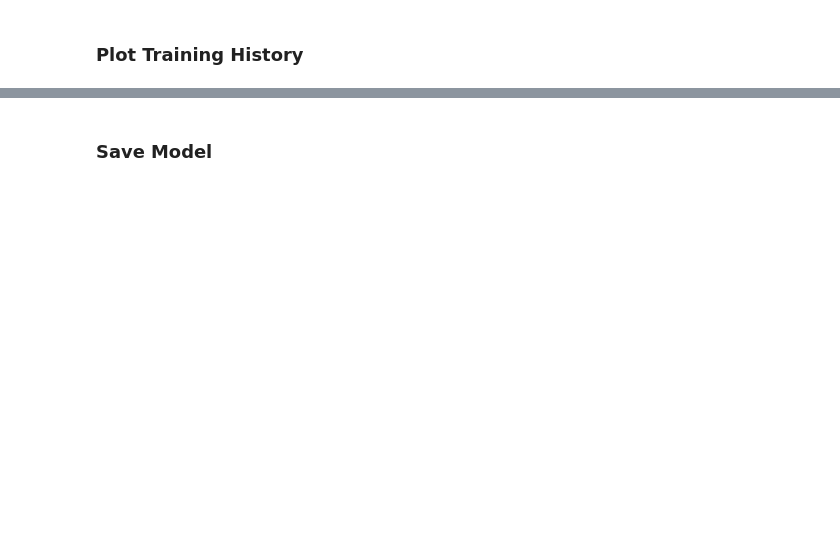
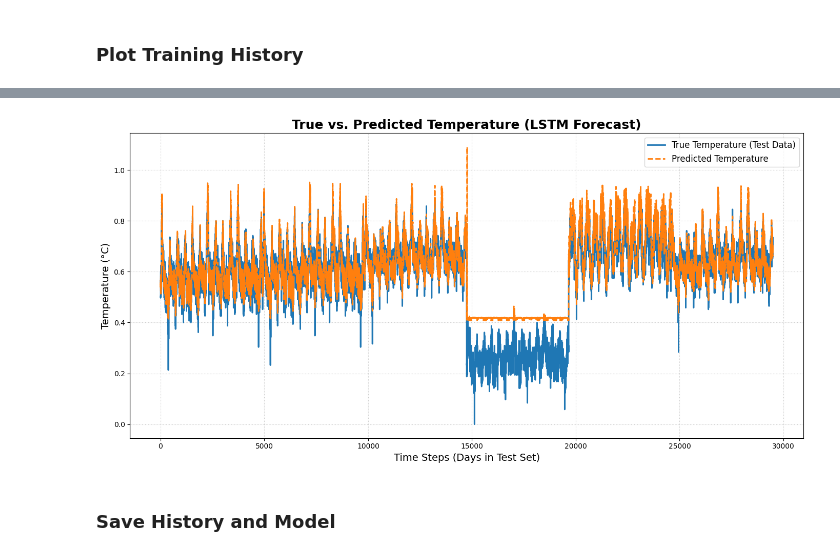
Before and after one commit to it22258380/DL-Assignment, a Jupyter notebook: LSTM_Hasindu.ipynb, the cells around one changed output, grey strips where cells are left out. Cells and saved outputs as stored; diff of their text form; code cells hidden in the pictures; blank space fills up the shorter version.

```diff
--- a/LSTM_Hasindu.ipynb
+++ b/LSTM_Hasindu.ipynb
@@ -194,0 +223,10 @@ print(f"Test RMSE: {np.sqrt(test_loss):.6f}")
+# %%
+# Evaluation
+test_loss, mae = model.evaluate(X_test, y_test, verbose=0)
+print(f"Test Loss: {test_loss:.4f}")
+print(f"Test MAE: {mae:.4f}")
+
+# Predictions
+y_pred = model.predict(X_test)
+print("R^2 Score:", r2_score(y_test, y_pred))
+print("RMSE:", np.sqrt(mean_squared_error(y_test, y_pred)))
@@ -208,2 +259,22 @@ plt.show()
+# %%
+### True vs predicted
+
+plt.figure(figsize=(14, 7))
+
+# Plot the actual true temperature values (Test Data)
+plt.plot(y_test, label='True Temperature (Test Data)', color='#1f77b4', linewidth=2)
+
+# Plot the predicted temperature values
+plt.plot(y_pred, label='Predicted Temperature', color='#ff7f0e', linestyle='--', linewidth=2)
+
+plt.title('True vs. Predicted Temperature (LSTM Forecast)', fontsize=18, fontweight='bold')
+plt.xlabel('Time Steps (Days in Test Set)', fontsize=14)
+plt.ylabel('Temperature (°C)', fontsize=14)
+plt.legend(fontsize=12)
+plt.grid(True, linestyle=':', alpha=0.7)
+plt.tight_layout()
+plt.show()
+# %% [output]
+[figure, added]
 # %% [markdown]
-### Save Model
+### Save History and Model
```
Also changed, not shown: parts of 25 cells of this notebook.
